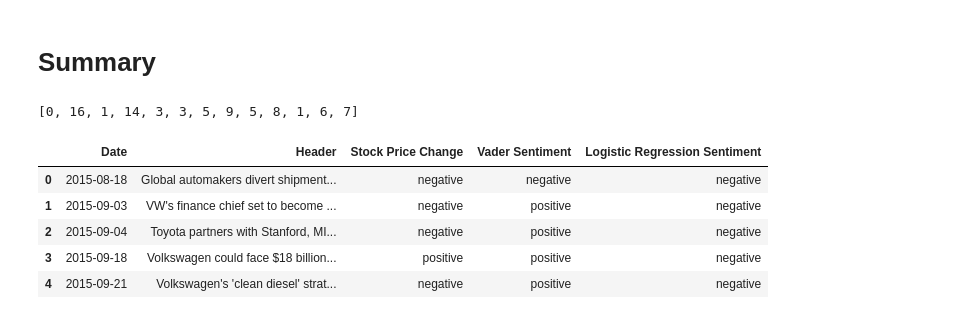
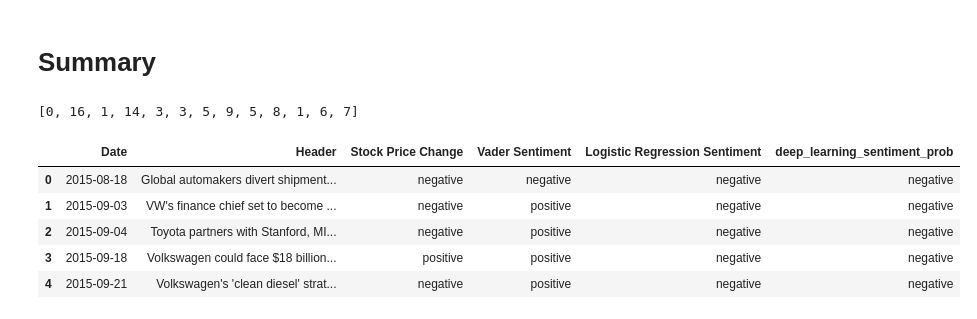
Before and after one commit to anair123/NLP-Final-Project, a Jupyter notebook: NLP Project/Volkswagen.ipynb, the cells around one changed output. Drawn from its saved outputs; the diff is of its cells as text; code cells hidden in the pictures.

```diff
--- a/NLP Project/Volkswagen.ipynb
+++ b/NLP Project/Volkswagen.ipynb
@@ -525,6 +544,8 @@ def convert_to_ids(raw_sentences, vocab_dict, pad_to):
     for idx, sentence in enumerate(raw_sentences):
         word_ids = []
         for token in nltk.word_tokenize(sentence):
+            if token not in vocab_dict.keys():
+              continue
             try:
                 word_ids.append(vocab_dict[token])
             except:
@@ -665,10 +703,19 @@ if args.train:
 # %% [markdown]
 # Test of Deep Learning
 # %%
+
 x = None
-for i in range(10):
-    test = convert_to_ids([x_train_raw[i]], token_ids, args.seq_len)
-    test = torch.LongTensor(test).to(device)
-    pred = model(test).cpu().detach().numpy()[0]
-    x = softmax(pred)
-    print(softmax(pred),y_train[i])
+deep_learning_sentiment_prob = []
+
+for i in df.iloc[:,7]:
+
+
+  test = convert_to_ids([i.lower()], token_ids, args.seq_len)
+
+
+  test = torch.LongTensor(test).to(device)
+  pred = model(test).cpu().detach().numpy()[0]
+  print(pred)
+
+  x = softmax(pred)
+  deep_learning_sentiment_prob.append(x[1])
@@ -675,13 +736,2 @@ for i in range(10):
-# %%
-
-x = None
-deep_learning_sentiment_prob = []
-
-for i in df.iloc[:,2]:
-    test = convert_to_ids([i], token_ids, args.seq_len)
-    test = torch.LongTensor(test).to(device)
-    pred = model(test).cpu().detach().numpy()[0]
-    x = softmax(pred)
-    sentiment_prob.append(x[1])
 # %%
 df['deep_learning_sentiment_prob'] = sentiment_prob
@@ -711,14 +777,15 @@ df['% Change in Stock Price Per Day'] = df['% Change in Stock Price']/df['Days E
 df['Vader Sentiment'] = df['Vader Sentiment Score'].apply(lambda x: "positive" if x>0 else "negative")
 df['Logistic Regression Sentiment'] = df['sentiment_prob'].apply(lambda x: "positive" if x>0.5 else "negative")
 df['Stock Price Change'] = df['% Change in Stock Price Per Day'].apply(lambda x: "positive" if x>0 else "negative")
+df['deep_learning_sentiment_prob'] = df['deep_learning_sentiment_prob'].apply(lambda x: "positive" if x>0.5 else "negative")
 # %%
-columns = ['Date','Header','Stock Price Change', 'Vader Sentiment', 'Logistic Regression Sentiment']
+columns = ['Date','Header','Stock Price Change', 'Vader Sentiment', 'Logistic Regression Sentiment','deep_learning_sentiment_prob']
 df_summary = df[columns]
 df_summary.head()
 # %% [output]
-|  | Date | Header | Stock Price Change | Vader Sentiment | Logistic Regression Sentiment |
-| 0 | 2015-08-18 | Global automakers divert shipment... | negative | negative | negative |
-| 1 | 2015-09-03 | VW's finance chief set to become ... | negative | positive | negative |
-| 2 | 2015-09-04 | Toyota partners with Stanford, MI... | negative | positive | negative |
-| 3 | 2015-09-18 | Volkswagen could face $18 billion... | positive | positive | negative |
-| 4 | 2015-09-21 | Volkswagen's 'clean diesel' strat... | negative | positive | negative |
+|  | Date | Header | Stock Price Change | Vader Sentiment | Logistic Regression Sentiment | deep_learning_sentiment_prob |
+| 0 | 2015-08-18 | Global automakers divert shipment... | negative | negative | negative | negative |
+| 1 | 2015-09-03 | VW's finance chief set to become ... | negative | positive | negative | negative |
+| 2 | 2015-09-04 | Toyota partners with Stanford, MI... | negative | positive | negative | negative |
+| 3 | 2015-09-18 | Volkswagen could face $18 billion... | positive | positive | negative | negative |
+| 4 | 2015-09-21 | Volkswagen's 'clean diesel' strat... | negative | positive | negative | negative |
```
Also changed, not shown: parts of 14 cells of this notebook.
